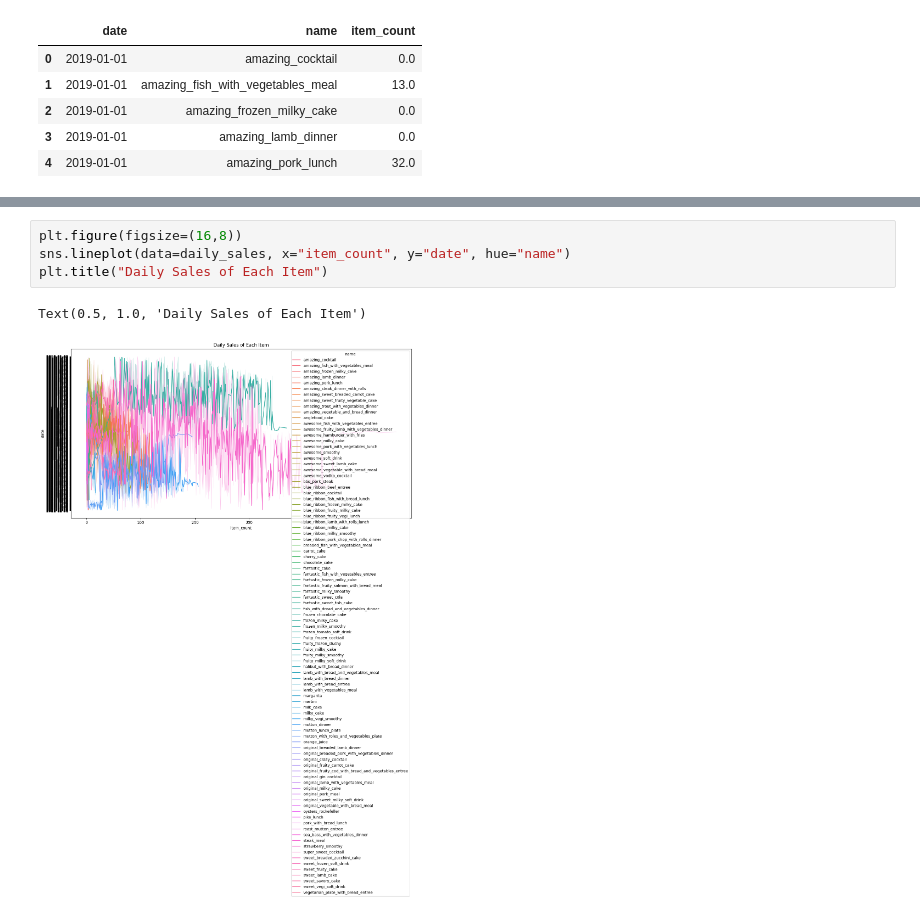
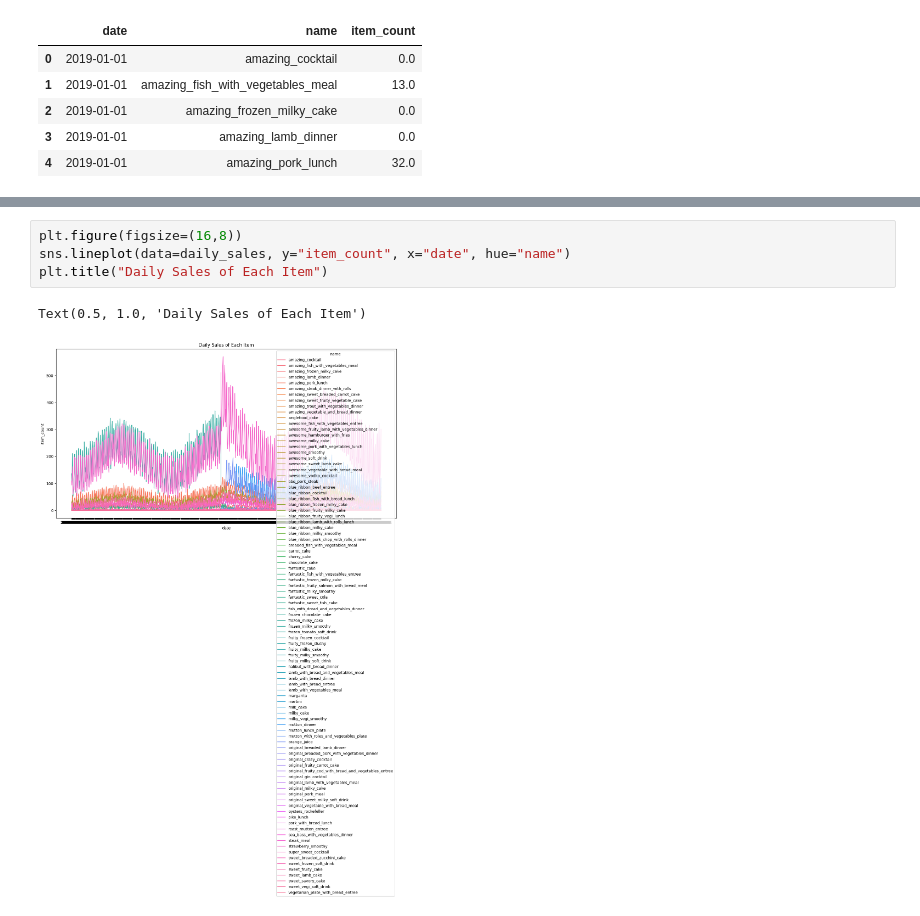
Before and after one commit to tikadatta2005/Demand-Forecasting-ML, a Jupyter notebook: model_training/visualization.ipynb, the cells around one changed output, grey strips where cells are left out. Saved outputs shown, nothing was run; the diff lists cells and outputs as text.

Commit message:
changing x,y perspective for better visualization

```diff
--- a/model_training/visualization.ipynb
+++ b/model_training/visualization.ipynb
@@ -36,7 +36,7 @@ Text(0.5, 1.0, 'Monthly Sales of Each Item')
 # %%
 plt.figure(figsize=(16,8))
-sns.lineplot(data=daily_sales, x="item_count", y="date", hue="name")
+sns.lineplot(data=daily_sales, y="item_count", x="date", hue="name")
 plt.title("Daily Sales of Each Item")
 # %% [output]
 Text(0.5, 1.0, 'Daily Sales of Each Item')
-[figure, old version]
+[figure, new version]
```
Also changed, not shown: parts of 1 cell of this notebook.
